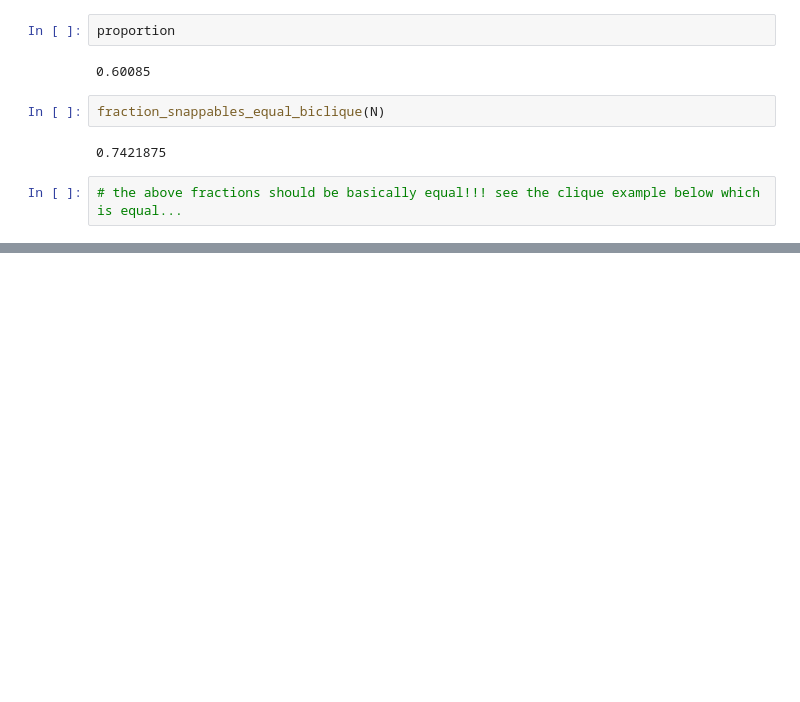
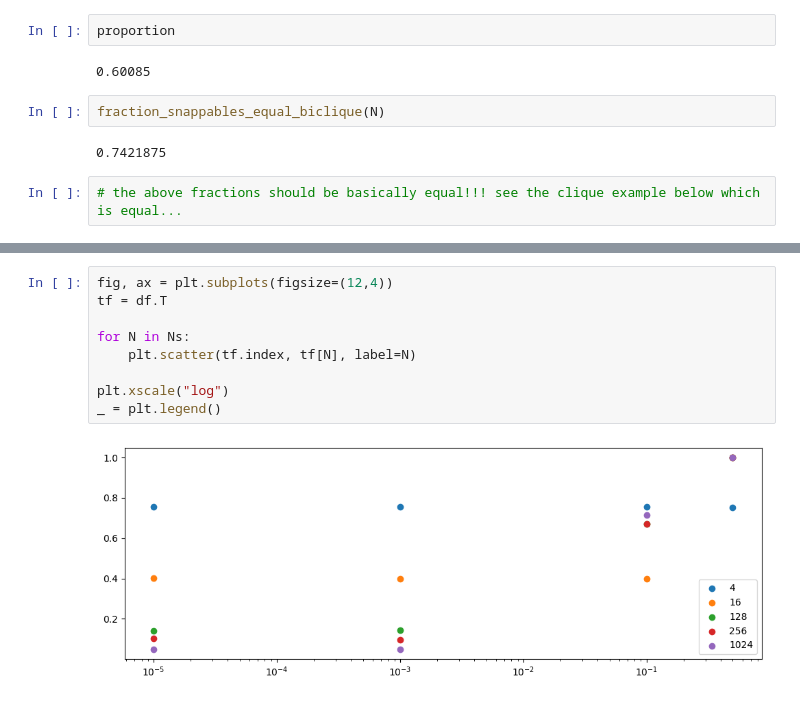
Before and after one commit to gabeschoenbach/snappable, a Jupyter notebook: checking_fractions.ipynb, the cells around one changed output, grey strips where cells are left out. Drawn from its saved outputs; the diff is of its cells as text; blank space fills up the shorter version.

```diff
--- a/checking_fractions.ipynb
+++ b/checking_fractions.ipynb
@@ -95,0 +167,11 @@ fraction_snappables_clique(N)
+# %%
+fig, ax = plt.subplots(figsize=(12,4))
+tf = df.T
+
+for N in Ns:
+    plt.scatter(tf.index, tf[N], label=N)
+
+plt.xscale("log")
+_ = plt.legend()
+# %% [output]
+[figure, added]
```
Also changed, not shown: parts of 13 cells of this notebook, 1 other file.
